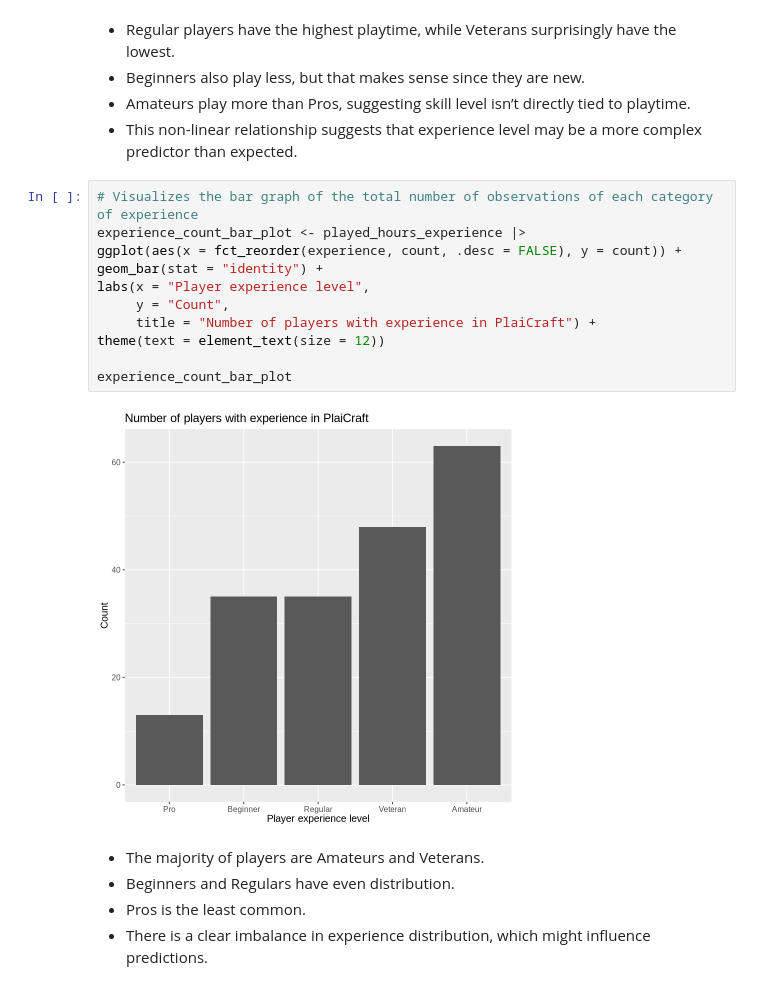
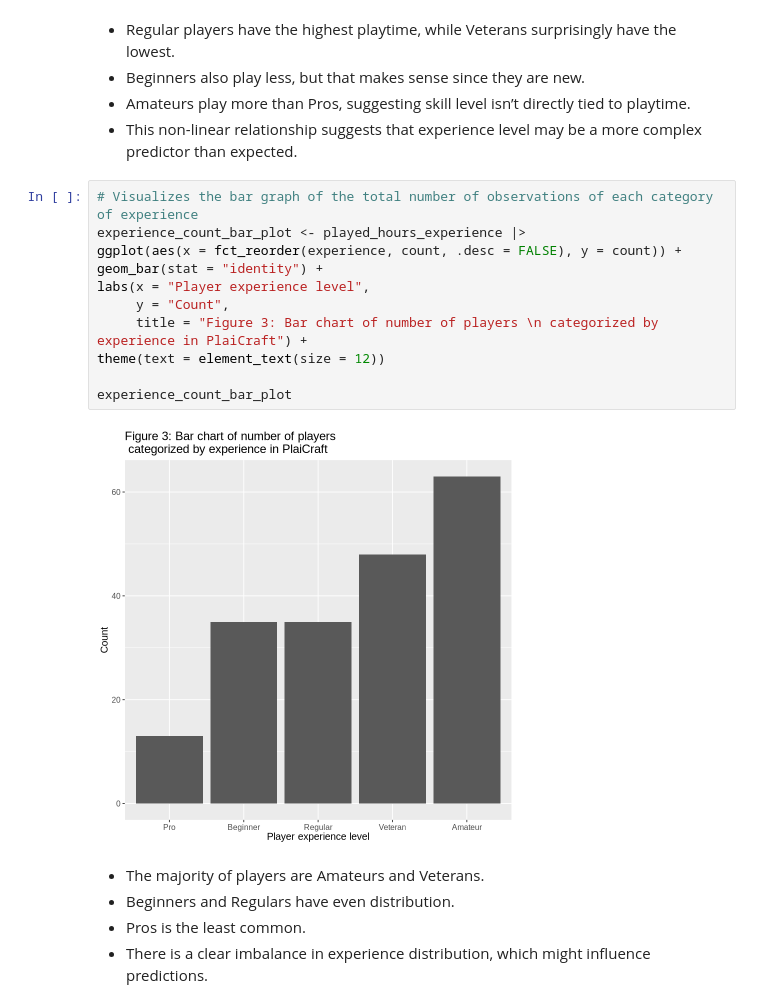
Before and after one commit to vnguyen243/dsci100, a Jupyter notebook: dsci_project_final.ipynb, the cells around one changed output. Drawn from its saved outputs; the diff is of its cells as text.

```diff
--- a/dsci_project_final.ipynb
+++ b/dsci_project_final.ipynb
@@ -197,16 +197,16 @@ experience_aver_bar_plot
 # %%
 # Visualizes the bar graph of the total number of observations of each category of experience
 experience_count_bar_plot <- played_hours_experience |>
 ggplot(aes(x = fct_reorder(experience, count, .desc = FALSE), y = count)) +
 geom_bar(stat = "identity") +
 labs(x = "Player experience level",
      y = "Count",
-     title = "Number of players with experience in PlaiCraft") +
+     title = "Figure 3: Bar chart of number of players \n categorized by experience in PlaiCraft") +
 theme(text = element_text(size = 12))
 
 experience_count_bar_plot
 # %% [output]
-[figure, old version]
+[figure, new version]
 # %% [markdown]
 - The majority of players are Amateurs and Veterans.
 - Beginners and Regulars have even distribution.
```
Also changed, not shown: parts of 9 cells of this notebook.
